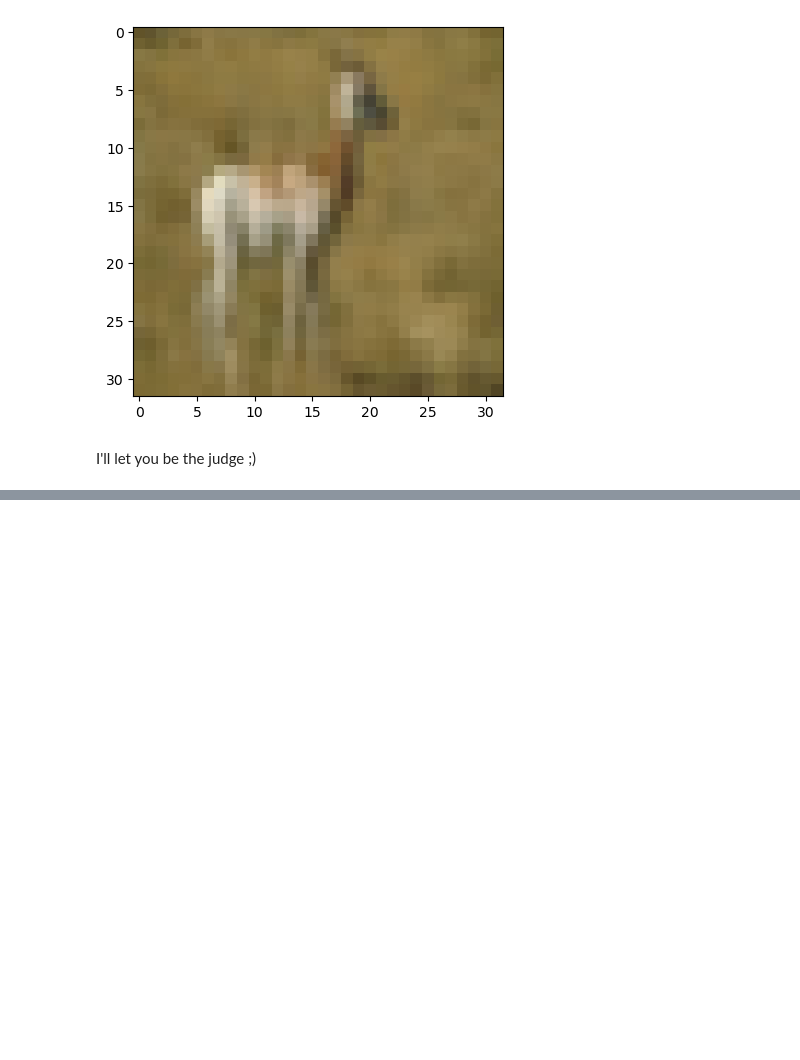
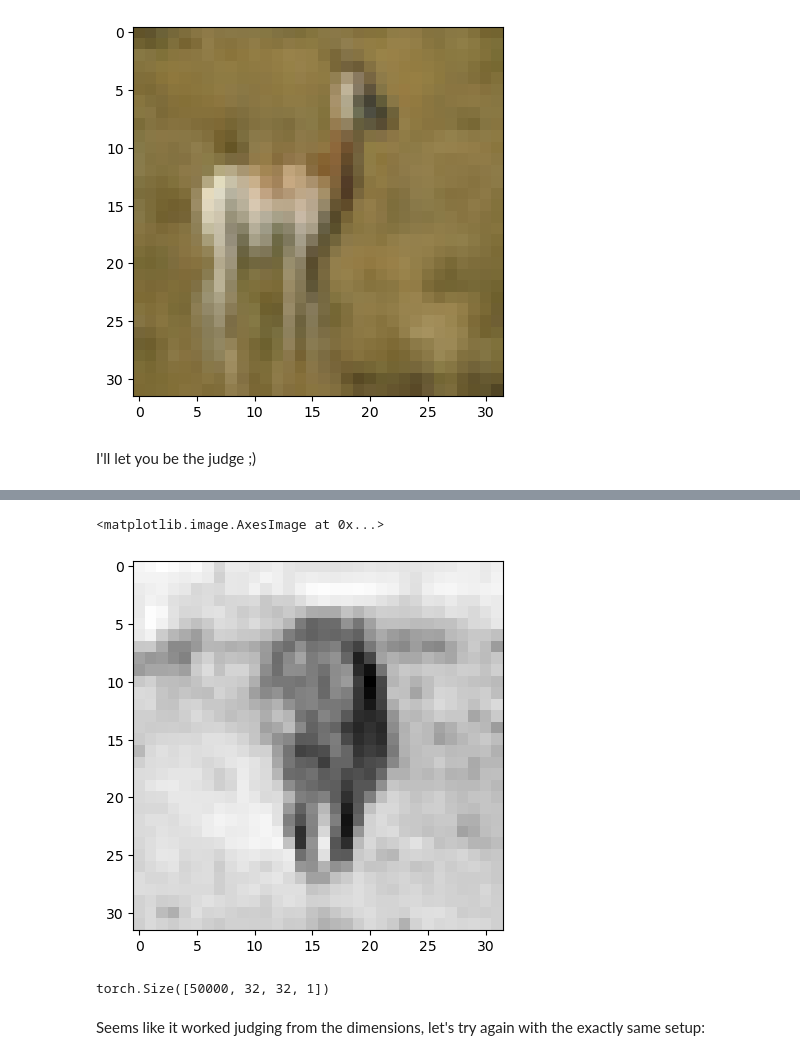
Before and after one commit to IS3UniCologne/AAA_2025, a Jupyter notebook: Workshop_07/Workshop_07.ipynb, the cells around one changed output, grey strips where cells are left out. Cells and saved outputs as stored; diff of their text form; code cells hidden in the pictures; blank space fills up the shorter version.

```diff
--- a/Workshop_07/Workshop_07.ipynb
+++ b/Workshop_07/Workshop_07.ipynb
@@ -553,0 +579,5 @@ I'll let you be the judge ;)
+# %%
+plt.imshow(X_train[rnd_img].mean(axis=2), cmap='Greys')
+# %% [output]
+<matplotlib.image.AxesImage at 0x...>
+[figure, added]
@@ -553,0 +589,6 @@ I'll let you be the judge ;)
+# %%
+X_train_grey.shape
+# %% [output]
+torch.Size([50000, 32, 32, 1])
+# %% [markdown]
+Seems like it worked judging from the dimensions, let's try again with the exactly same setup:
```
Also changed, not shown: parts of 10 cells of this notebook.
